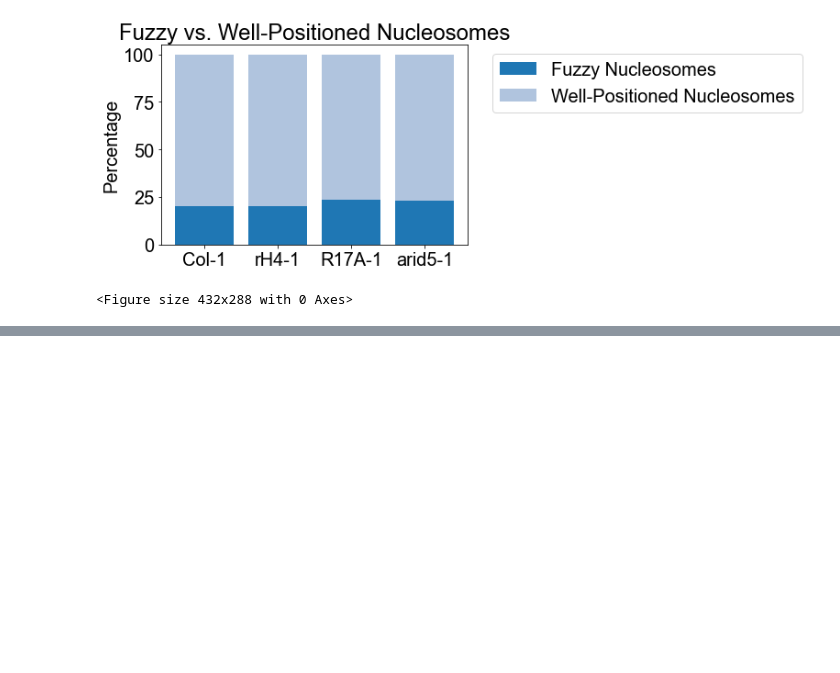
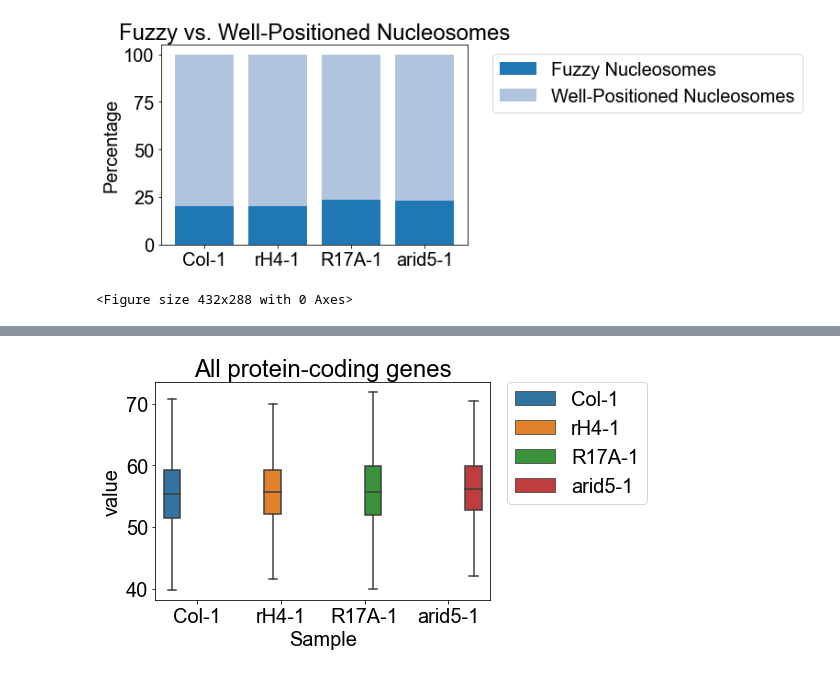
Before and after one commit to etc27/MNaseseq-workflow, a Jupyter notebook: analysis/calculate_fuzziness.ipynb, the cells around one changed output, grey strips where cells are left out. Cells and saved outputs as stored; diff of their text form; code cells hidden in the pictures; blank space fills up the shorter version.

```diff
--- a/analysis/calculate_fuzziness.ipynb
+++ b/analysis/calculate_fuzziness.ipynb
@@ -160 +146,8 @@ pc_chr5_intervals = interval_array_chr(proteincoding_list, '5')
+# %%
+# Make intervals for protein coding genes
+pc_chr1 = proteincoding_list.loc[proteincoding_list['chr'] == 'Chr1']
+pc_chr2 = proteincoding_list.loc[proteincoding_list['chr'] == 'Chr2']
+pc_chr3 = proteincoding_list.loc[proteincoding_list['chr'] == 'Chr3']
+pc_chr4 = proteincoding_list.loc[proteincoding_list['chr'] == 'Chr4']
+pc_chr5 = proteincoding_list.loc[proteincoding_list['chr'] == 'Chr5']
 # %%
@@ -194,0 +198,2 @@ arid5_1_overlap = overlap_genes_filter(arid5_1_data, pc_chr1_intervals, pc_chr2_
+# %%
+Col_1_overlap = overlap_genes_filter(Col_1_data, pc_chr1, pc_chr2, pc_chr3, pc_chr4, pc_chr5)
@@ -194,0 +209,4 @@ arid5_1_overlap = overlap_genes_filter(arid5_1_data, pc_chr1_intervals, pc_chr2_
+# %%
+rH4_1_overlap = overlap_genes_filter(rH4_1_data, pc_chr1, pc_chr2, pc_chr3, pc_chr4, pc_chr5)
+R17A_1_overlap = overlap_genes_filter(R17A_1_data, pc_chr1, pc_chr2, pc_chr3, pc_chr4, pc_chr5)
+arid5_1_overlap = overlap_genes_filter(arid5_1_data, pc_chr1, pc_chr2, pc_chr3, pc_chr4, pc_chr5)
@@ -448,0 +583,33 @@ plt.savefig(path_to_file,bbox_inches='tight')
+# %%
+# Function to plot box plots
+
+def make_boxplots(Col_data, rH4_data, R17A_data, arid5_data, filename, gene_list=None):
+    if gene_list is not None:
+        Col_data = pd.merge(Col_data, gene_list, on="Gene")
+        rH4_data = pd.merge(rH4_data, gene_list, on="Gene")
+        R17A_data = pd.merge(R17A_data, gene_list, on="Gene")
+        arid5_data = pd.merge(arid5_data, gene_list, on="Gene")
+
+    Col_data = Col_data.assign(Sample="Col-1")
+    rH4_data = rH4_data.assign(Sample="rH4-1")
+    R17A_data = R17A_data.assign(Sample="R17A-1")
+    arid5_data = arid5_data.assign(Sample="arid5-1")
+
+    cdf = pd.concat([Col_1_overlap, rH4_1_overlap, R17A_1_overlap, arid5_1_overlap])
+
+    #Fuzziness
+    mdf = pd.melt(cdf, id_vars=['Sample'], value_vars=['fuzziness_score'])
+
+    #Plot
+    plt.figure()
+    ax = sns.boxplot(x="Sample", y="value", hue="Sample", data=mdf, showfliers = False)
+    plt.title(filename)
+    ax.legend(bbox_to_anchor=(1.05, 1), loc=2, borderaxespad=0.)
+    filename = "fuzziness_plots/"+filename
+    path_to_file = os.path.join(save_path, filename)
+    plt.savefig(path_to_file,bbox_inches='tight')
+# %%
+#All protein-coding genes
+make_boxplots(Col_1_overlap, rH4_1_overlap, R17A_1_overlap, arid5_1_overlap, "All protein-coding genes")
+# %% [output]
+[figure, added]
```
Also changed, not shown: parts of 19 cells of this notebook.
